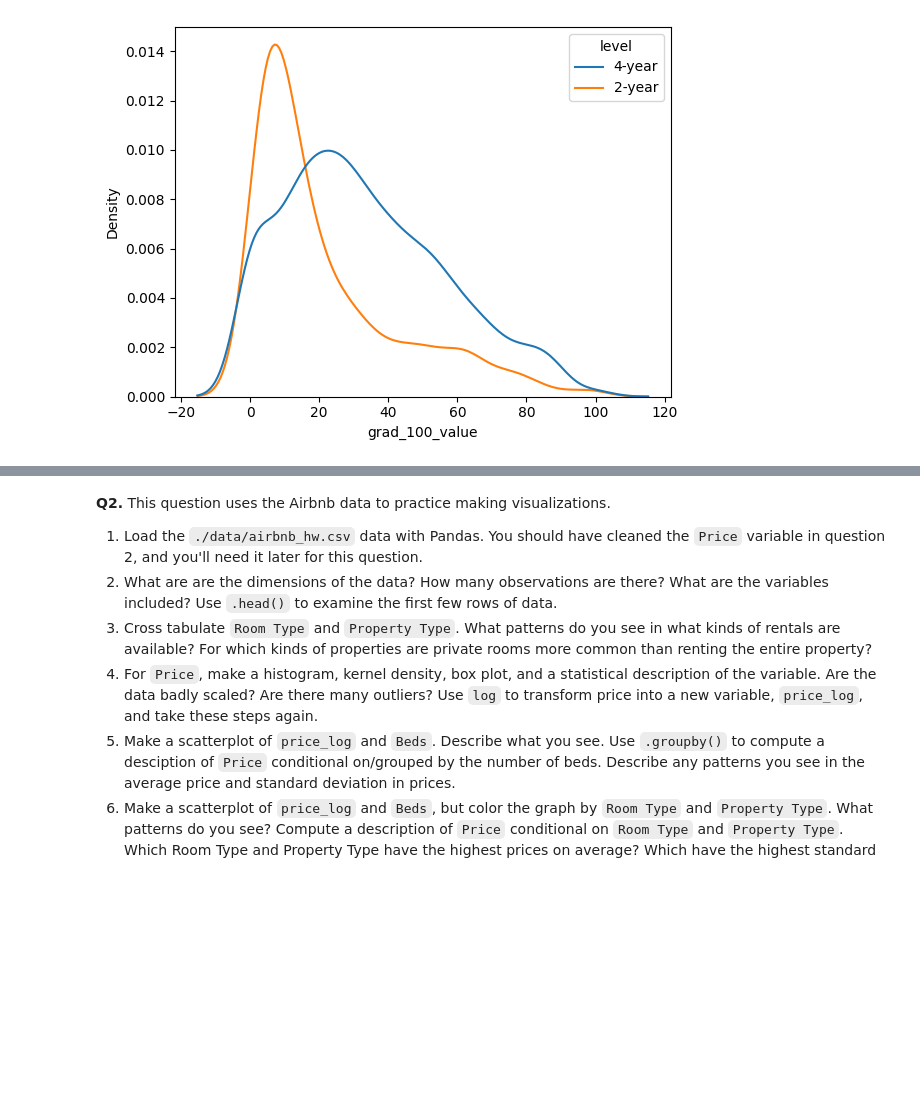
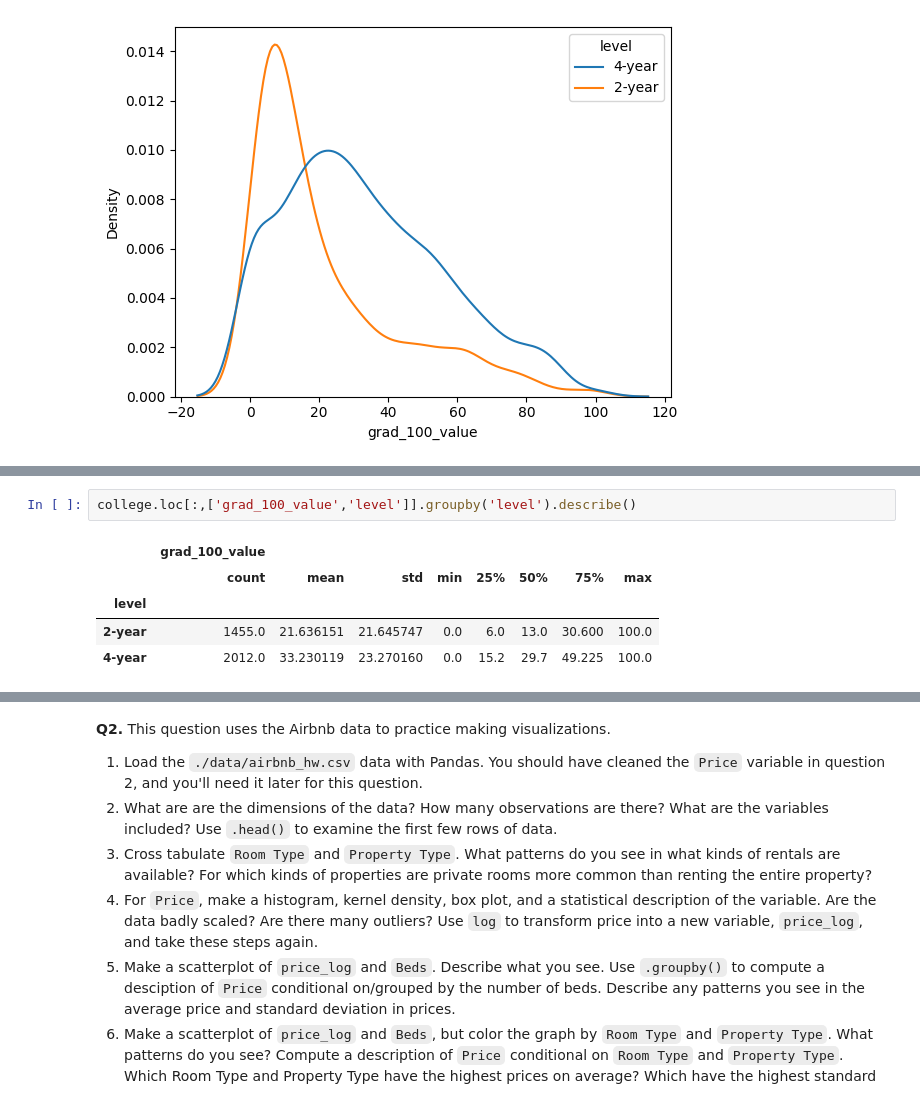
Before and after one commit to Catherine-Nguyen88/visualization, a Jupyter notebook: assignment/assignment.ipynb, the cells around one changed output, grey strips where cells are left out. Drawn from its saved outputs; the diff is of its cells as text; blank space fills up the shorter version.

```diff
--- a/assignment/assignment.ipynb
+++ b/assignment/assignment.ipynb
@@ -122,0 +132,8 @@ sns.kdeplot(data=college, x = college['grad_100_value'], hue = 'level')
+# %%
+college.loc[:,['grad_100_value','level']].groupby('level').describe()
+# %% [output]
+|  | grad_100_value |  |  |  |  |  |  |  |
+|  | count | mean | std | min | 25% | 50% | 75% | max |
+| level |  |  |  |  |  |  |  |  |
+| 2-year | 1455.0 | 21.636151 | 21.645747 | 0.0 | 6.0 | 13.0 | 30.600 | 100.0 |
+| 4-year | 2012.0 | 33.230119 | 23.270160 | 0.0 | 15.2 | 29.7 | 49.225 | 100.0 |
```
Also changed, not shown: parts of 4 cells of this notebook.
